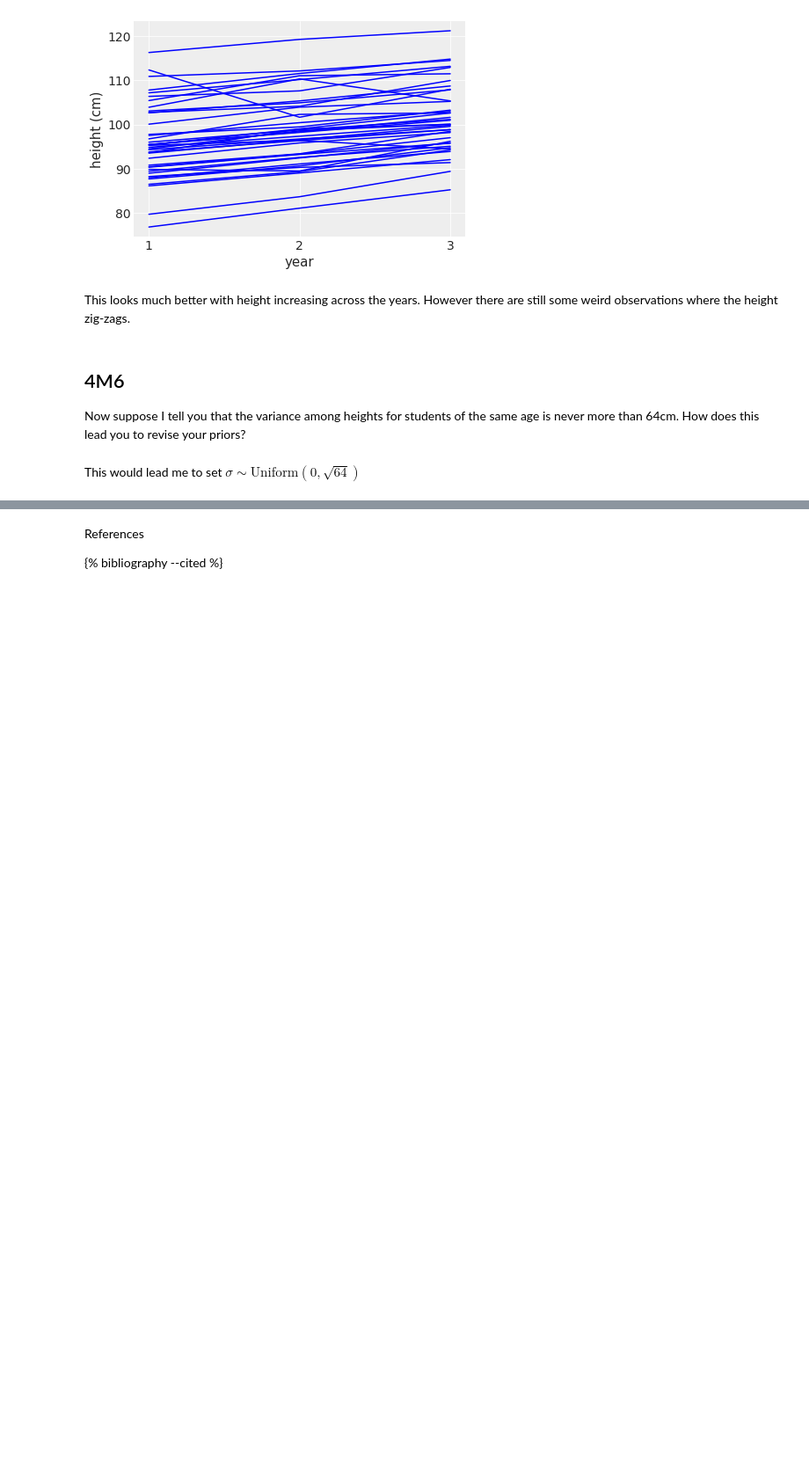
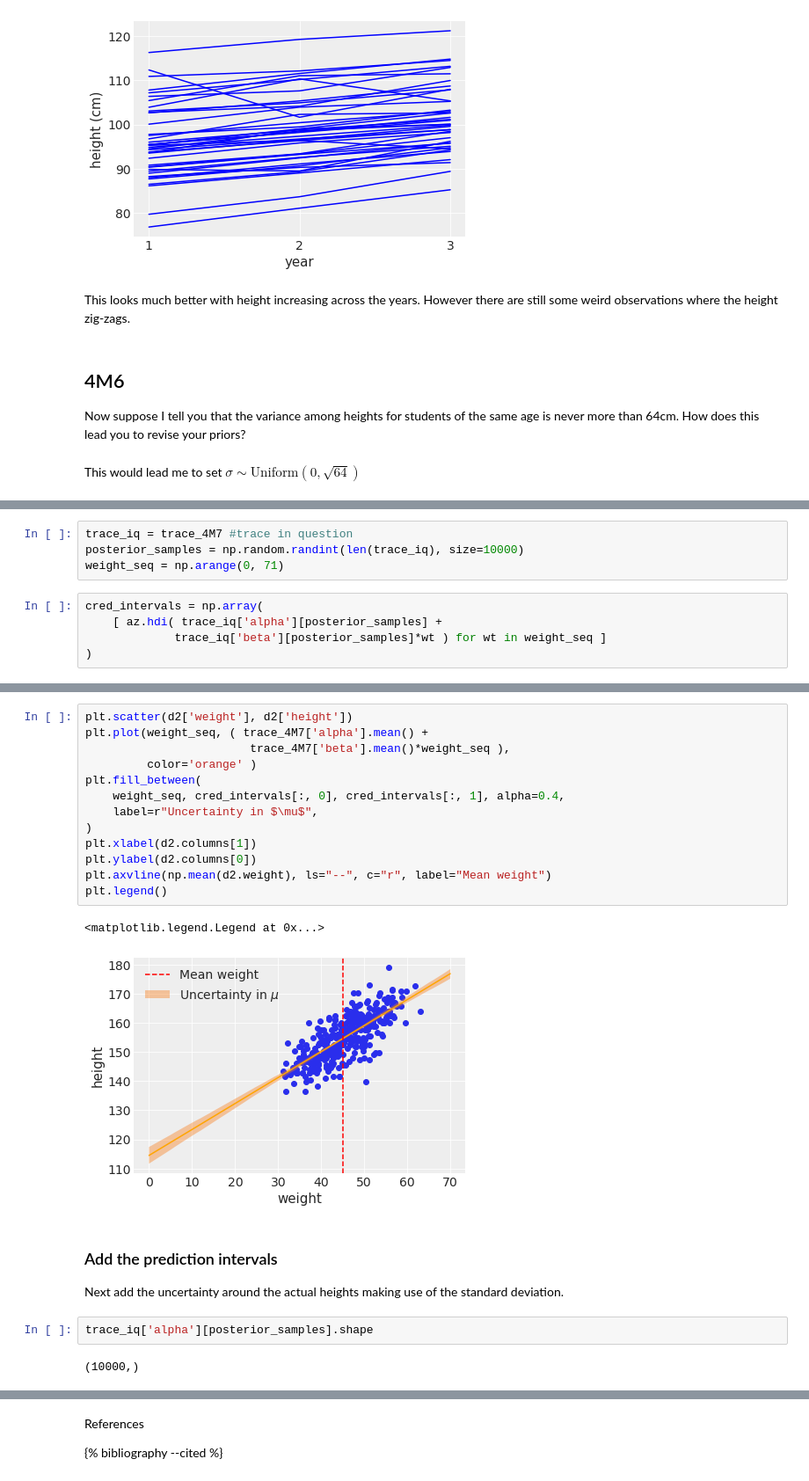
Before and after one commit to nasheqlbrm/blog, a Jupyter notebook: _notebooks/2022-04-10-McElreath-Chapter-4.ipynb, the cells around one changed output, grey strips where cells are left out. Shown at 88% size. Cells and saved outputs as stored; diff of their text form; blank space fills up the shorter version.

```diff
--- a/_notebooks/2022-04-10-McElreath-Chapter-4.ipynb
+++ b/_notebooks/2022-04-10-McElreath-Chapter-4.ipynb
@@ -162,0 +249,9 @@ This would lead me to set $\sigma \sim \text{Uniform}(0,\sqrt{64})$
+# %%
+trace_iq = trace_4M7 #trace in question
+posterior_samples = np.random.randint(len(trace_iq), size=10000)
+weight_seq = np.arange(0, 71)
+# %%
+cred_intervals = np.array(
+    [ az.hdi( trace_iq['alpha'][posterior_samples] +
+             trace_iq['beta'][posterior_samples]*wt ) for wt in weight_seq ]
+)
@@ -162,0 +262,24 @@ This would lead me to set $\sigma \sim \text{Uniform}(0,\sqrt{64})$
+# %%
+plt.scatter(d2['weight'], d2['height'])
+plt.plot(weight_seq, ( trace_4M7['alpha'].mean() +
+                        trace_4M7['beta'].mean()*weight_seq ),
+         color='orange' )
+plt.fill_between(
+    weight_seq, cred_intervals[:, 0], cred_intervals[:, 1], alpha=0.4,
+    label=r"Uncertainty in $\mu$",
+)
+plt.xlabel(d2.columns[1])
+plt.ylabel(d2.columns[0])
+plt.axvline(np.mean(d2.weight), ls="--", c="r", label="Mean weight")
+plt.legend()
+# %% [output]
+<matplotlib.legend.Legend at 0x...>
+[figure, added]
+# %% [markdown]
+### Add the prediction intervals
+
+Next add the uncertainty around the actual heights making use of the standard deviation.
+# %%
+trace_iq['alpha'][posterior_samples].shape
+# %% [output]
+(10000,)
```
Also changed, not shown: parts of 27 cells of this notebook.
